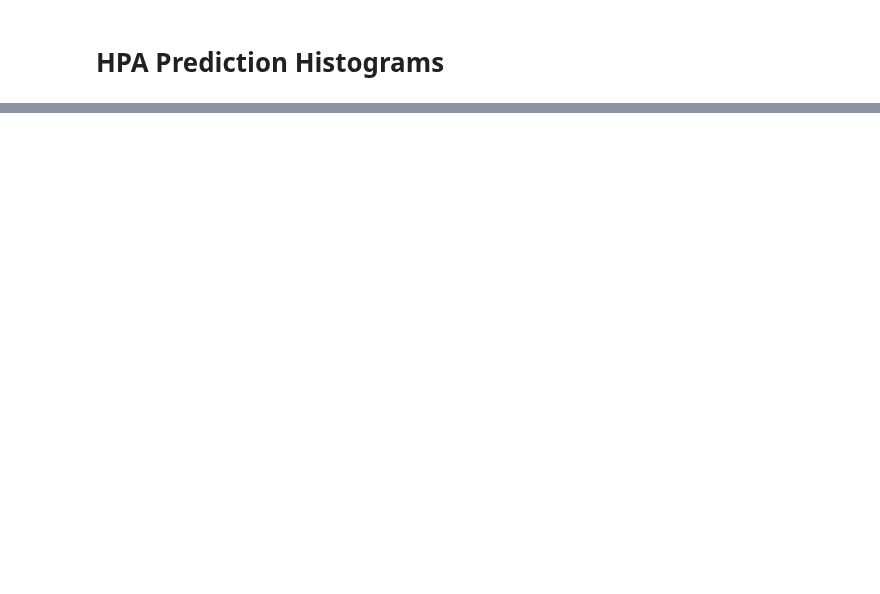
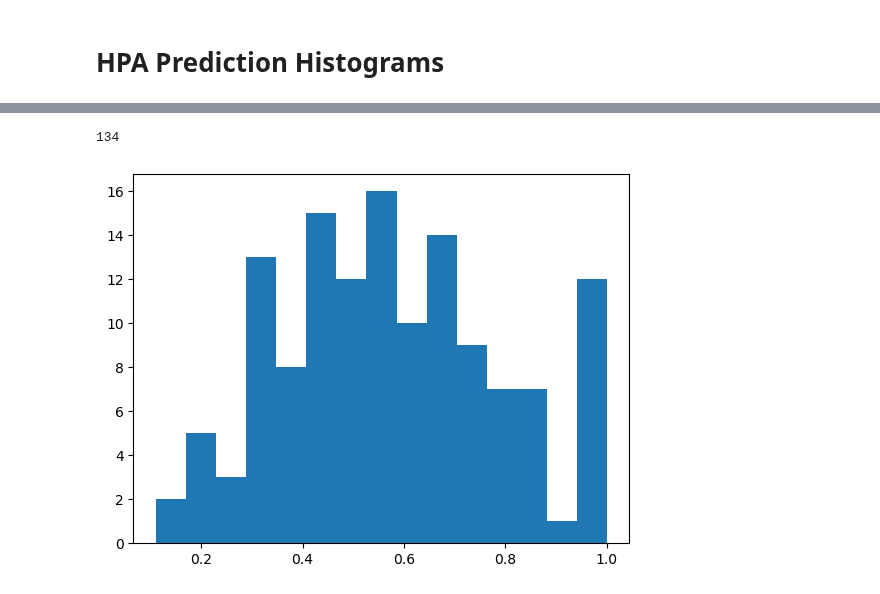
Before and after one commit to ishan-gaur/HPA_CC, a Jupyter notebook: scripts/hpa_eval.ipynb, the cells around one changed output, grey strips where cells are left out. Drawn from its saved outputs; the diff is of its cells as text; code cells hidden in the pictures; blank space fills up the shorter version.

```diff
--- a/scripts/hpa_eval.ipynb
+++ b/scripts/hpa_eval.ipynb
@@ -262,0 +273,35 @@ X shape: torch.Size([1870, 2048])
+# %%
+datamodule = HPA_dm
+preds = h_pseudo_preds
+well_labels = np.zeros_like(preds)
+well_label = 0
+curr_well = datamodule.dataset.X[0][1536:]
+for i in range(len(well_labels)):
+    if not np.equal(datamodule.dataset.X[i][1536:], curr_well).all():
+        well_label += 1
+        curr_well = datamodule.dataset.X[i][1536:]
+    well_labels[i] = well_label
+print(len(np.unique(well_labels)))
+# %% [output]
+134
+# %%
+def angular_distance(x, y):
+    return min(np.abs(x - y), 2 * np.pi - np.abs(x - y))
+# get the spread in pseudotime predictions for each well
+well_pseudo_pred_spreads = []
+for i in range(len(np.unique(well_labels))):
+    well_pseudo_preds = preds[well_labels == i]
+    angular_distances = []
+    for i in range(len(well_pseudo_preds)):
+        for j in range(i+1, len(well_pseudo_preds)):
+            distance = angular_distance(well_pseudo_preds[i], well_pseudo_preds[j])
+            angular_distances.append(distance)
+    angular_distances = np.array(angular_distances)
+    # well_pseudo_pred_spreads.append(np.std(angular_distances))
+    well_pseudo_pred_spreads.append(np.sum(angular_distances < 0.1) / len(angular_distances))
+
+plt.clf()
+plt.hist(well_pseudo_pred_spreads, bins=15)
+plt.show()
+# %% [output]
+[figure, added]
```
Also changed, not shown: parts of 11 cells of this notebook, 15 other files.
